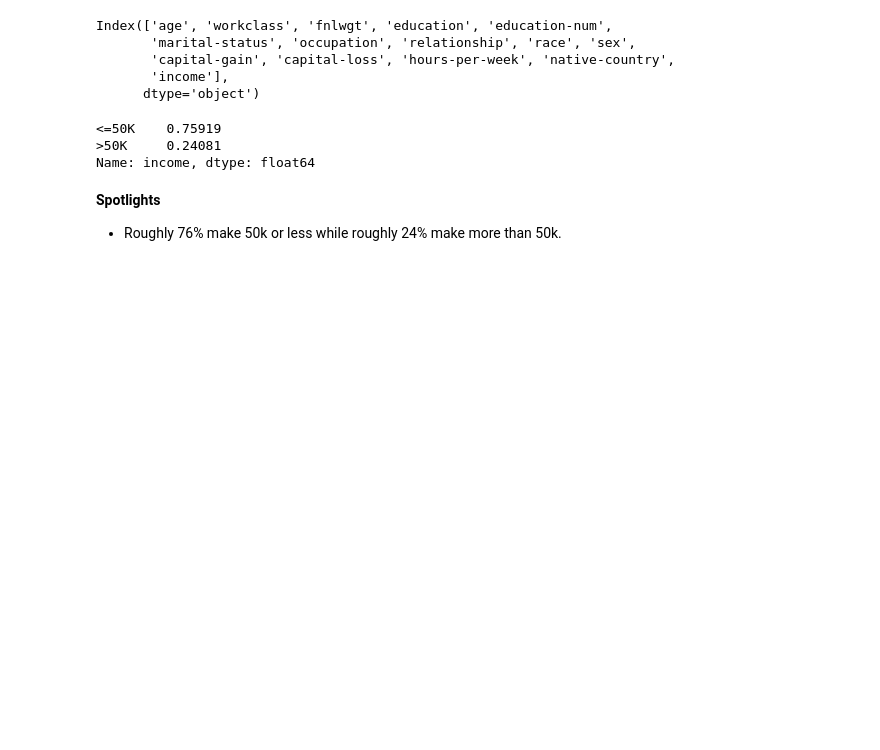
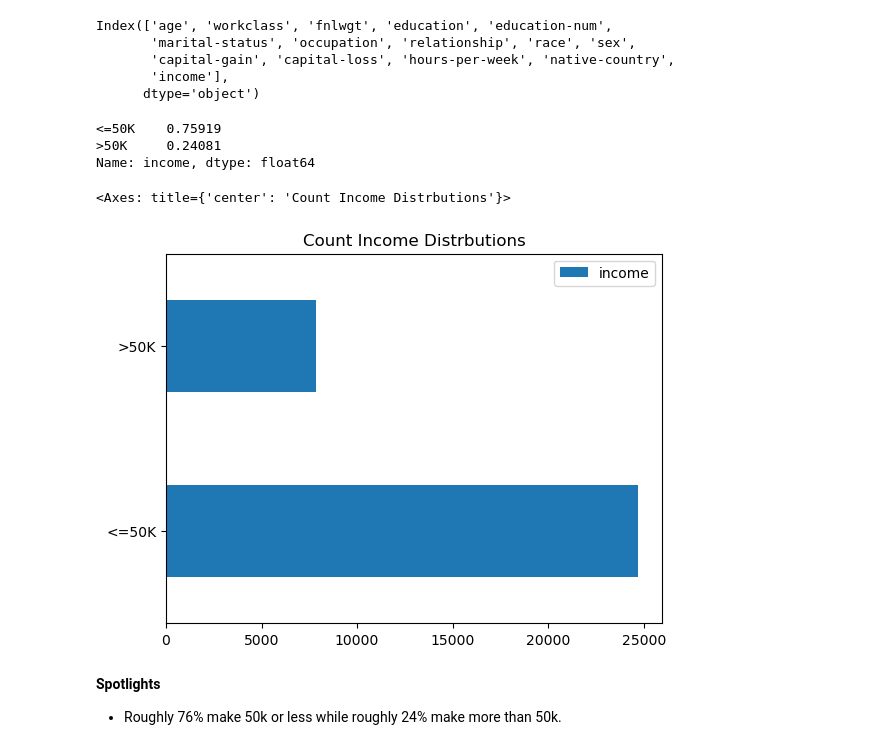
Before and after one commit to tyrantdavis/random-forests-census-income, a Jupyter notebook: random-forest.ipynb, the cells around one changed output. Drawn from its saved outputs; the diff is of its cells as text; code cells hidden in the pictures; blank space fills up the shorter version.

Commit message:
Graph income distributions.

```diff
--- a/random-forest.ipynb
+++ b/random-forest.ipynb
@@ -164,6 +164,16 @@ print(df["income"].value_counts(normalize=True))
 <=50K    0.75919
 >50K     0.24081
 Name: income, dtype: float64
+# %%
+df.income.value_counts(ascending=False).plot(
+    kind="barh",
+    title="Count Income Distrbutions",
+    grid=False,
+    legend=True,
+)
+# %% [output]
+<Axes: title={'center': 'Count Income Distrbutions'}>
+[figure, added]
 # %% [markdown]
 **Spotlights**
 
```
Also changed, not shown: parts of 9 cells of this notebook.
